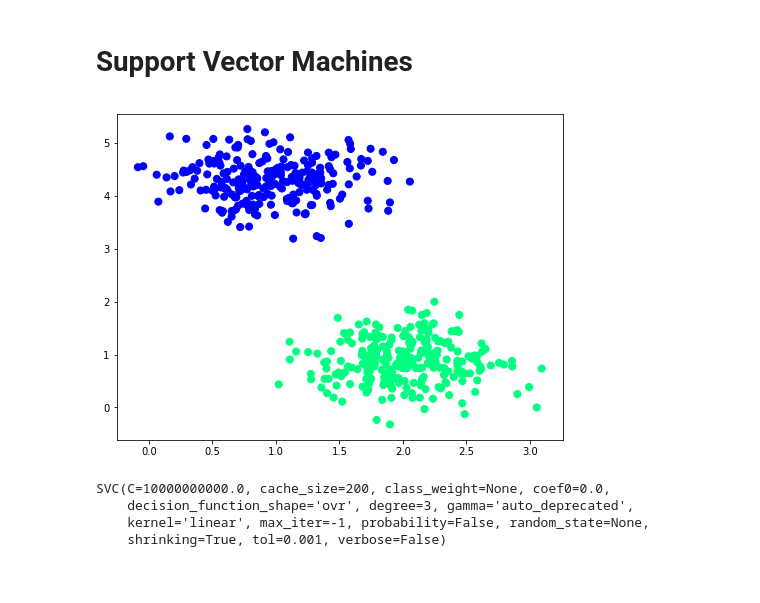
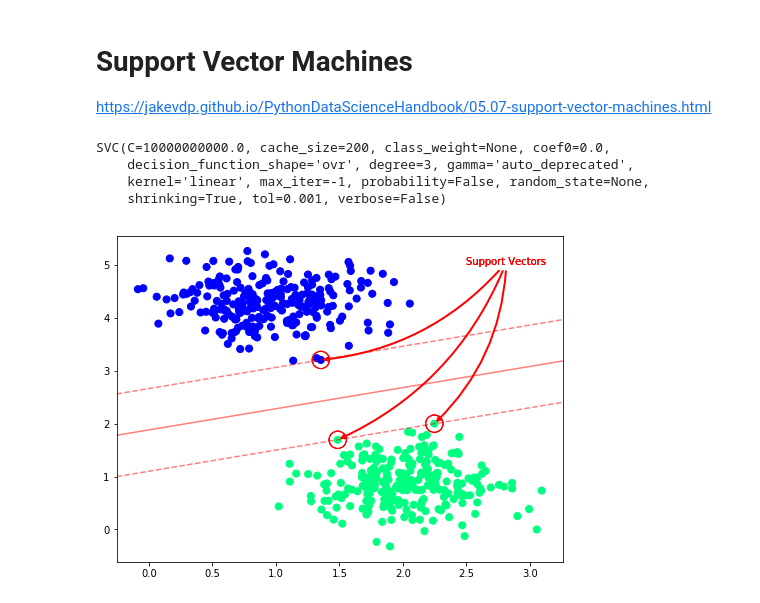
Before and after one commit to jchen8000/MachineLearning, a Jupyter notebook: Support Vector Machines/support_vector_machines.ipynb, the cells around one changed output. Drawn from its saved outputs; the diff is of its cells as text; code cells hidden in the pictures.

```diff
--- a/Support Vector Machines/support_vector_machines.ipynb
+++ b/Support Vector Machines/support_vector_machines.ipynb
@@ -1,7 +1,10 @@
 # %% [markdown]
 <a href="https://colab.research.google.com/github/jchen8000/MachineLearning/blob/master/Support%20Vector%20Machines/support_vector_machines.ipynb" target="_parent"><img src="https://colab.research.google.com/assets/colab-badge.svg" alt="Open In Colab"/></a>
-# %% [markdown]
-# Support Vector Machines
+# %% [markdown]
+# Support Vector Machines
+
+
+https://jakevdp.github.io/PythonDataScienceHandbook/05.07-support-vector-machines.html
 # %%
 %matplotlib inline
 import numpy as np
@@ -18,11 +21,9 @@ X, y = make_blobs(n_samples=500, centers=2,
 
 
 # plotting scatters
-plt.figure(1, figsize=(8,6))
-plt.scatter(X[:, 0], X[:, 1], c=y, s=50, cmap='winter');
-plt.show()
+#plt.figure(1, figsize=(8,6))
+#plt.scatter(X[:, 0], X[:, 1], c=y, s=50, cmap='winter');
+#plt.show()
-# %% [output]
-[figure, removed]
 # %%
 from sklearn.svm import SVC # "Support vector classifier"
 svc = SVC(kernel='linear', C=1E10)
@@ -35,27 +36,39 @@ SVC(C=10000000000.0, cache_size=200, class_weight=None, coef0=0.0,
 # %%
 def plot_svc_decision_function(model, ax=None, plot_support=True):
     """Plot the decision function for a 2D SVC"""
     if ax is None:
         ax = plt.gca()
     xlim = ax.get_xlim()
     ylim = ax.get_ylim()
 
     # create grid to evaluate model
     x = np.linspace(xlim[0], xlim[1], 30)
     y = np.linspace(ylim[0], ylim[1], 30)
     Y, X = np.meshgrid(y, x)
     xy = np.vstack([X.ravel(), Y.ravel()]).T
     P = model.decision_function(xy).reshape(X.shape)
 
     # plot decision boundary and margins
-    ax.contour(X, Y, P, colors='k',
+    ax.contour(X, Y, P, colors='r',
                levels=[-1, 0, 1], alpha=0.5,
-               linestyles=['--', '-', '--'])
+               linestyles=['--', '-', '--'],
+               linewidth=2)
 
     # plot support vectors
     if plot_support:
+      for i in range(model.support_vectors_.shape[0]):
+        ax.annotate('Support Vectors', xy=(model.support_vectors_[i]), xytext=(2.5, 5.0), color='r',
+                    arrowprops=dict(arrowstyle='->', connectionstyle='arc3,rad=-0.2', color='r', linewidth=2),
+                   )
         ax.scatter(model.support_vectors_[:, 0],
                    model.support_vectors_[:, 1],
-                   s=300, linewidth=1, facecolors='none');
+                   s=300, edgecolors='r', facecolors='none');
     ax.set_xlim(xlim)
     ax.set_ylim(ylim)
+
+plt.figure(1, figsize=(8,6))
+plt.scatter(X[:, 0], X[:, 1], c=y, s=50, cmap='winter')
+plot_svc_decision_function(svc);
+plt.show()
+# %% [output]
+[figure, added]
```
Also changed, not shown: parts of 4 cells of this notebook.
